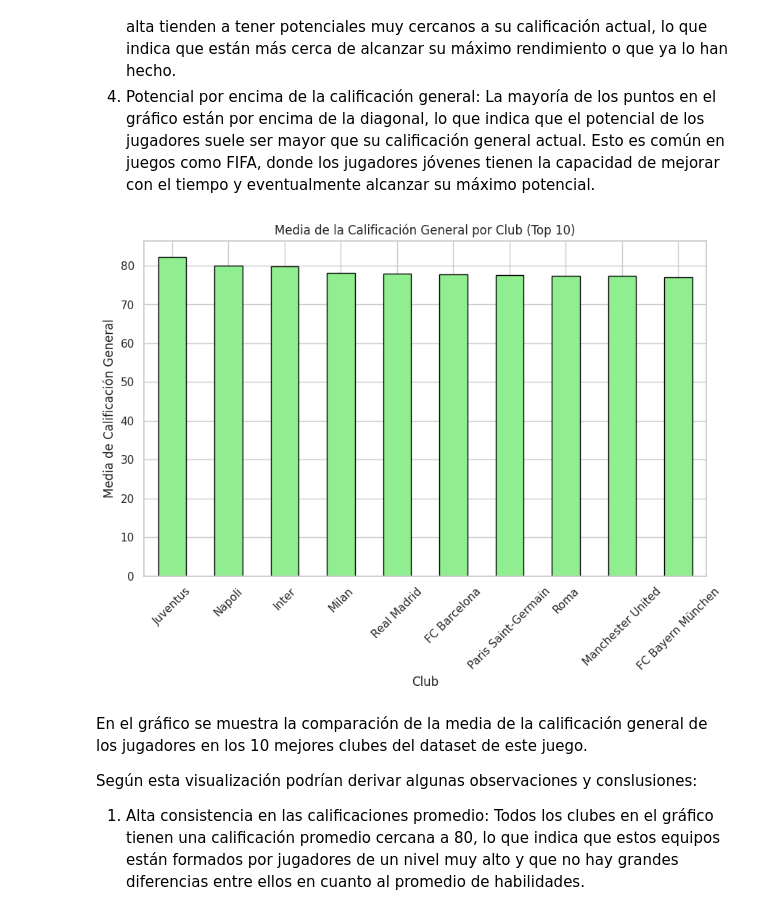
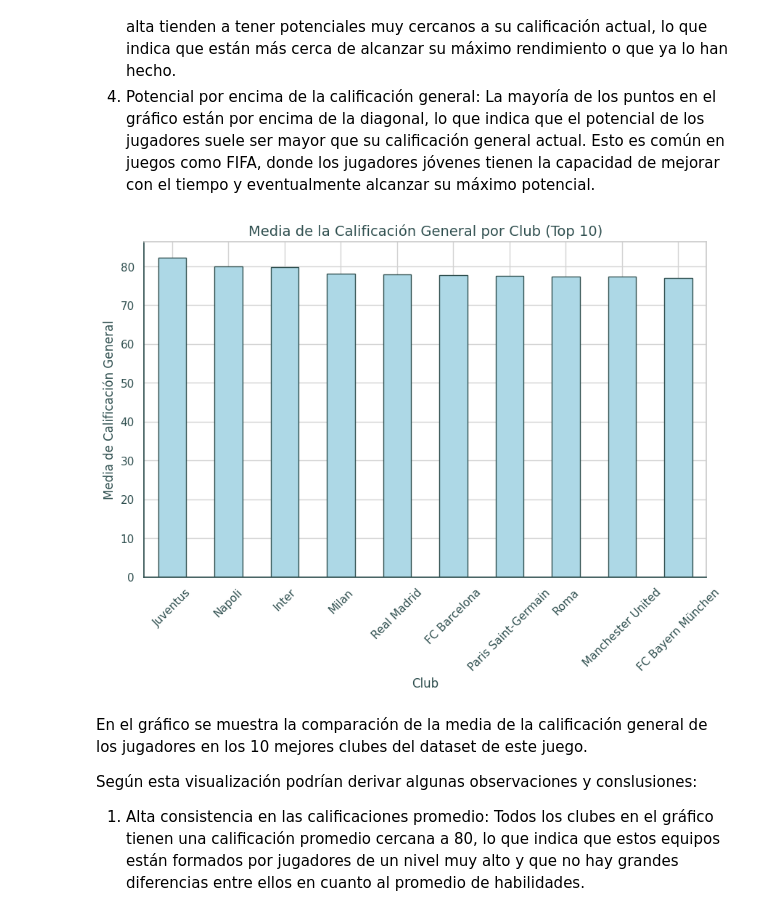
Before and after one commit to merniesgugh/CoderHouse-DS, a Jupyter notebook: Visualización_Mernies.ipynb, the cells around one changed output. Cells and saved outputs as stored; diff of their text form; code cells hidden in the pictures.

```diff
--- a/Visualización_Mernies.ipynb
+++ b/Visualización_Mernies.ipynb
@@ -95,20 +127,35 @@ La mayoría de los puntos en el gráfico están por encima de la diagonal, lo qu
 # %%
 #Gráfico de barras (media de calificación por club): Aquí se puede ver la media de las calificaciones generales de los jugadores de los 10 principales clubes, ordenados por esta media.
 
+import matplotlib.pyplot as plt
+
 # Agrupar los datos por club y calcular la media de la calificación general (Overall)
-club_mean_overall = df.groupby('Club')['Overall'].mean().sort_values(ascending=False).head(10)
+club_media_general = df.groupby('Club')['Overall'].mean().sort_values(ascending=False).head(10)
 
-# Crear un gráfico de barras
+# Definir los colores FIFA 19
+fifa_azul_suave = '#ADD8E6'   # Azul claro más suave
+fifa_gris_claro = '#D3D3D3'   # Gris claro para el fondo
+fifa_gris_oscuro = '#2F4F4F'  # Gris oscuro para texto y bordes
+
+# Crear un gráfico de barras con colores FIFA 19
 plt.figure(figsize=(10, 6))
-club_mean_overall.plot(kind='bar', color='lightgreen', edgecolor='black')
-plt.title('Media de la Calificación General por Club (Top 10)')
-plt.xlabel('Club')
-plt.ylabel('Media de Calificación General')
-plt.xticks(rotation=45)
-plt.grid(True)
+club_media_general.plot(kind='bar', color=fifa_azul_suave, edgecolor=fifa_gris_oscuro)
+plt.title('Media de la Calificación General por Club (Top 10)', color=fifa_gris_oscuro, fontsize=14)
+plt.xlabel('Club', color=fifa_gris_oscuro, fontsize=12)
+plt.ylabel('Media de Calificación General', color=fifa_gris_oscuro, fontsize=12)
+plt.xticks(rotation=45, color=fifa_gris_oscuro)
+plt.yticks(color=fifa_gris_oscuro)
+plt.grid(True, color=fifa_gris_claro)
+
+# Cambiar el color de los ejes
+plt.gca().spines['bottom'].set_color(fifa_gris_oscuro)
+plt.gca().spines['left'].set_color(fifa_gris_oscuro)
+
+# Mantener el fondo blanco
+plt.gca().set_facecolor('white')
 plt.show()
 # %% [output]
-[figure, old version]
+[figure, new version]
 # %% [markdown]
 En el gráfico se muestra la comparación de la media de la calificación general de los jugadores en los 10 mejores clubes del dataset de este juego.
 
```
Also changed, not shown: parts of 7 cells of this notebook.
